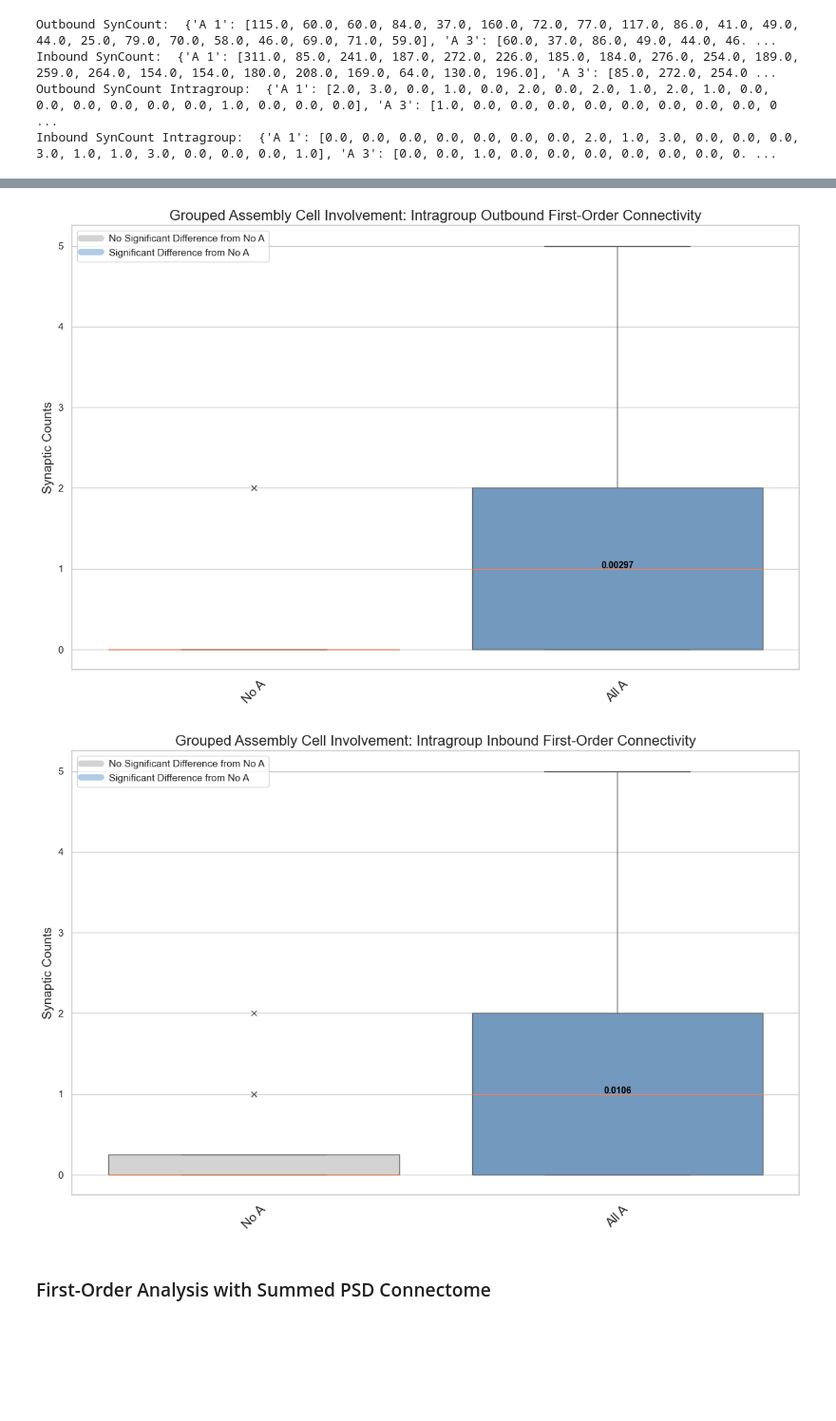
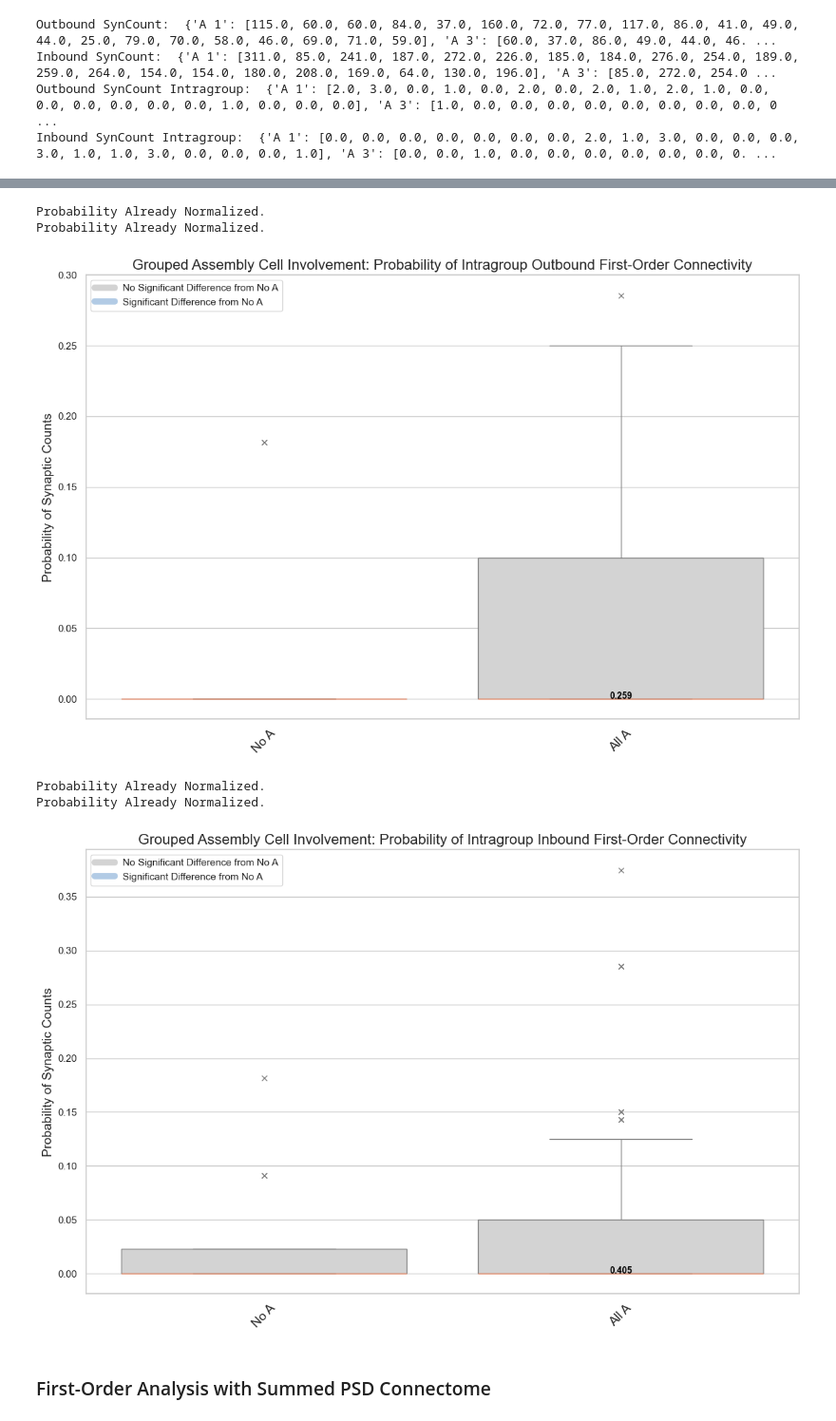
Before and after one commit to Jawagnercarena/Assembly_Organization, a Jupyter notebook: AssemblyPaperFigures/FigureCode/Figure5/Figure5.ipynb, the cells around one changed output, grey strips where cells are left out. Shown at 95% size. Cells and saved outputs as stored; diff of their text form; code cells hidden in the pictures; blank space fills up the shorter version.

Commit message:
Fixed intragroup normalization for binary connectome and updated all boxplots. Need to reconsider how to normalize intragroup on summed psd and average psd.

```diff
--- a/AssemblyPaperFigures/FigureCode/Figure5/Figure5.ipynb
+++ b/AssemblyPaperFigures/FigureCode/Figure5/Figure5.ipynb
@@ -603,17 +601,16 @@ outbound_syncount_intragroup_first_order_connections = {}
 inbound_syncount_intragroup_first_order_connections = {}
 
 for A in assemblies_by_coregistered.keys():
-    for connectome_id in assemblies_by_coregistered[A]:
-        if A in outbound_syncount_first_order_connections.keys():
+    if len(assemblies_by_coregistered[A]) >= 5:
+        outbound_syncount_first_order_connections[A] = []
+        inbound_syncount_first_order_connections[A] = []
+        outbound_syncount_intragroup_first_order_connections[A] = []
+        inbound_syncount_intragroup_first_order_connections[A] = []
+        for connectome_id in assemblies_by_coregistered[A]:
             outbound_syncount_first_order_connections[A].append(np.sum(synapse_count_connectome[connectome_id,:]))
             inbound_syncount_first_order_connections[A].append(np.sum(synapse_count_connectome[:,connectome_id]))
             outbound_syncount_intragroup_first_order_connections[A].append(np.sum(synapse_count_connectome[connectome_id,assemblies_by_coregistered[A]]))
             inbound_syncount_intragroup_first_order_connections[A].append(np.sum(synapse_count_connectome[assemblies_by_coregistered[A], connectome_id]))
-        else:
-            outbound_syncount_first_order_connections[A] = [np.sum(synapse_count_connectome[connectome_id,:])]
-            inbound_syncount_first_order_connections[A] = [np.sum(synapse_count_connectome[:,connectome_id])]
-            outbound_syncount_intragroup_first_order_connections[A] = [np.sum(synapse_count_connectome[connectome_id,assemblies_by_coregistered[A]])]
-            inbound_syncount_intragroup_first_order_connections[A] = [np.sum(synapse_count_connectome[assemblies_by_coregistered[A],connectome_id])]
 
 print("Outbound SynCount: ", outbound_syncount_first_order_connections)
 print("Inbound SynCount: ", inbound_syncount_first_order_connections)
@@ -631,16 +628,21 @@ grouped_inbound_syncount_first_order_connections = {'No A': [], "All A": []}
 grouped_intragroup_outbound_syncount_first_order_connections = {'No A': [], "All A": []}
 grouped_intragroup_inbound_syncount_first_order_connections = {'No A': [], "All A": []}
 
-for connectome_id in no_assembly_connectome_indexes:
-    grouped_outbound_syncount_first_order_connections['No A'].append(np.sum(synapse_count_connectome[connectome_id,:]))
-    grouped_inbound_syncount_first_order_connections['No A'].append(np.sum(synapse_count_connectome[:,connectome_id]))
-    grouped_intragroup_outbound_syncount_first_order_connections['No A'].append(np.sum(synapse_count_connectome[connectome_id,no_assembly_connectome_indexes]))
-    grouped_intragroup_inbound_syncount_first_order_connections['No A'].append(np.sum(synapse_count_connectome[no_assembly_connectome_indexes,connectome_id]))
-for connectome_id in assembly_connectome_indexes:
-    grouped_outbound_syncount_first_order_connections['All A'].append(np.sum(synapse_count_connectome[connectome_id,:]))
-    grouped_inbound_syncount_first_order_connections['All A'].append(np.sum(synapse_count_connectome[:,connectome_id]))
-    grouped_intragroup_outbound_syncount_first_order_connections['All A'].append(np.sum(synapse_count_connectome[connectome_id,assembly_connectome_indexes]))
-    grouped_intragroup_inbound_syncount_first_order_connections['All A'].append(np.sum(synapse_count_connectome[assembly_connectome_indexes,connectome_id]))
+for A in assemblies_by_coregistered.keys():
+    if len(assemblies_by_coregistered[A]) >= 5:
+        for c_index in assemblies_by_coregistered[A]:
+            if A == 'No A':
+                grouped_outbound_syncount_first_order_connections['No A'].append(np.sum(synapse_count_connectome[c_index,:]))
+                grouped_inbound_syncount_first_order_connections['No A'].append(np.sum(synapse_count_connectome[:,c_index]))
+                # Will normalize already by all possible connections in group
+                grouped_intragroup_outbound_syncount_first_order_connections['No A'].append(np.sum(synapse_count_connectome[c_index,assemblies_by_coregistered[A]]) / (len(assemblies_by_coregistered[A]) - 1))
+                grouped_intragroup_inbound_syncount_first_order_connections['No A'].append(np.sum(synapse_count_connectome[assemblies_by_coregistered[A],c_index]) / (len(assemblies_by_coregistered[A]) - 1))
+            else:
+                grouped_outbound_syncount_first_order_connections['All A'].append(np.sum(synapse_count_connectome[c_index,:]))
+                grouped_inbound_syncount_first_order_connections['All A'].append(np.sum(synapse_count_connectome[:,c_index]))
+                # Will normalize already by all possible connections in group
+                grouped_intragroup_outbound_syncount_first_order_connections['All A'].append(np.sum(synapse_count_connectome[c_index,assemblies_by_coregistered[A]]) / (len(assemblies_by_coregistered[A]) - 1))
+                grouped_intragroup_inbound_syncount_first_order_connections['All A'].append(np.sum(synapse_count_connectome[assemblies_by_coregistered[A],c_index]) / (len(assemblies_by_coregistered[A]) - 1))
 
 print("Grouped Outbound SynCount: ", grouped_outbound_syncount_first_order_connections)
 print("Grouped Inbound SynCount: ", grouped_inbound_syncount_first_order_connections)
@@ -741,28 +747,32 @@ produce_first_order_connections_plot(input_connections_dict = grouped_intragroup
                                      syn_counts = True,
                                      summed_psd = False,
                                      average_psd = False,
-                                     prob = False,
+                                     prob = True,
                                      intragroup = True,
                                      grouped = True,
                                      show_p_vals = True,
                                      fdr_correction = True)
 # %% [output]
+Probability Already Normalized.
+Probability Already Normalized.
-[figure, old version]
+[figure, new version]
 # %%
 produce_first_order_connections_plot(input_connections_dict = grouped_intragroup_inbound_syncount_first_order_connections,
                                      total_cells = synapse_count_connectome.shape[0],
                                      directionality = "Inbound",
                                      binary_counts = False,
                                      syn_counts = True,
                                      summed_psd = False,
                                      average_psd = False,
-                                     prob = False,
+                                     prob = True,
                                      intragroup = True,
                                      grouped = True,
                                      show_p_vals = True,
                                      fdr_correction = True)
 # %% [output]
+Probability Already Normalized.
+Probability Already Normalized.
-[figure, old version]
+[figure, new version]
 # %% [markdown]
 ### First-Order Analysis with Summed PSD Connectome
 # %%
```
Also changed, not shown: parts of 20 cells of this notebook, 17 other files.
